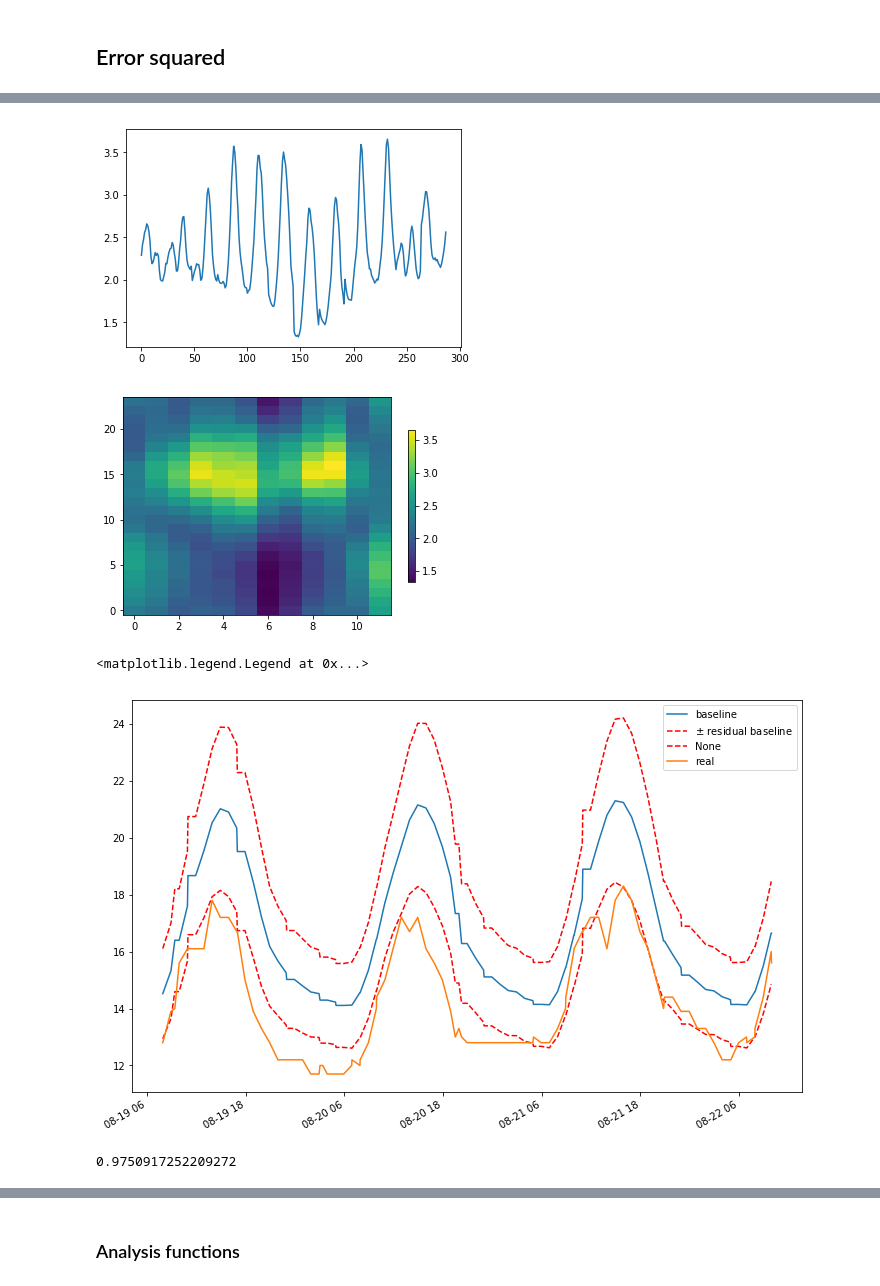
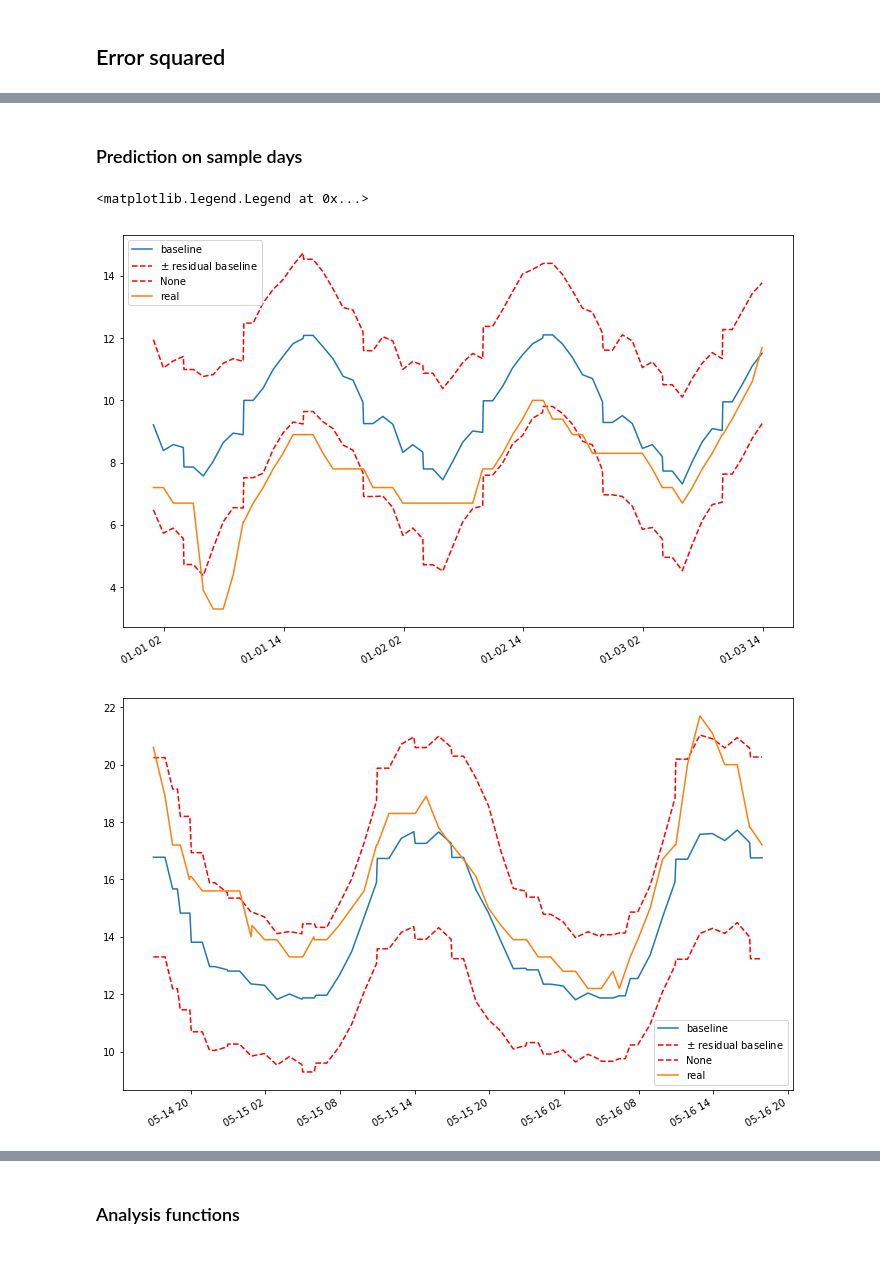
Before and after one commit to yowtzu/non_par_ts, a Jupyter notebook: examples/TemperatureSFO.ipynb, the cells around one changed output, grey strips where cells are left out. Saved outputs shown, nothing was run; the diff lists cells and outputs as text; code cells hidden in the pictures; blank space fills up the shorter version.

```diff
--- a/examples/TemperatureSFO.ipynb
+++ b/examples/TemperatureSFO.ipynb
@@ -39,0 +39,4 @@ train = temperatures[:-len(temperatures)//5]
+# %%
+print('we have years:', set(temperatures.index.year))
+data_used = temperatures[temperatures.index.year <= 2015]
+indep_test = temperatures[temperatures.index.year > 2015]
@@ -40,5 +164,10 @@ train = temperatures[:-len(temperatures)//5]
 # %%
-baseline = npts.Baseline(npts.HourOfDay(lambdas=np.logspace(-10,0, 30)),
-                         npts.DayOfYear(lambdas=np.logspace(-10,0, 30)))
-baseline.fit(train)
+np.random.seed(0)
+mask = np.random.uniform(size=len(data_used)) < .1
+small_data = data_used[mask]
+
+baseline_small_data = npts.Baseline(npts.HourOfDay(lambdas=np.logspace(-8,5, 30)),
+                         npts.DayOfYear(lambdas=np.logspace(-8,5, 30)))
+
+baseline_small_data.fit(small_data)
 # %% [output]
@@ -118,8 +263,10 @@ train.mean()
 # %% [markdown]
 ## Error squared
 # %%
-residuals_squared = (train - baseline.predict(train.index))**2
-res_sq_baseline = npts.Baseline(npts.HourOfDay(lambdas=np.logspace(-6,-1, 30)),
-                             npts.MonthOfYear(lambdas=np.logspace(-7,-2, 30)))
+residuals_squared = (small_data - baseline_small_data.predict(small_data.index))**2
+
+res_sq_baseline = npts.Baseline(npts.HourOfDay(lambdas=np.logspace(-6,2, 30)),
+                             npts.DayOfYear(lambdas=np.logspace(-6,2, 30)))
+
 res_sq_baseline.fit(residuals_squared)
 # %% [output]
@@ -159,35 +281,41 @@ plot_RMSE(res_sq_baseline, res_sq_baseline.tr_costs, 'train')
 # %%
-#res_baseline.theta = np.sqrt(res_baseline.theta)
+# #res_baseline.theta = np.sqrt(res_baseline.theta)
 
-plt.plot(np.sqrt(res_sq_baseline.theta))
+# plt.plot(np.sqrt(res_sq_baseline.theta))
 
-fig = plt.figure()
-cax = plt.imshow(np.sqrt(res_sq_baseline.theta.reshape((12,24))).T, aspect='auto',origin='lower')
-axc = fig.colorbar(cax, ax=fig.gca(), shrink=.7)
+# fig = plt.figure()
+# cax = plt.imshow(np.sqrt(res_sq_baseline.theta.reshape((366,24))).T, aspect='auto',origin='lower')
+# axc = fig.colorbar(cax, ax=fig.gca(), shrink=.7)
-# %% [output]
-[figure, removed]
-[figure, removed]
+# %% [markdown]
+### Prediction on sample days
 # %%
-win_s, win_e = 2000, 2098
-
-data_used = test[win_s:win_e]
+win_data = indep_test[24*0:24*3]
 
 plt.figure(figsize=(12,8))
-baseline.predict(data_used.index).plot(label='baseline')
-(baseline.predict(data_used.index) + np.sqrt(res_sq_baseline.predict(data_used.index))).plot(label='$\pm$ residual baseline',
+one_pc_baseline.predict(win_data.index).plot(label='baseline')
+(one_pc_baseline.predict(win_data.index) + np.sqrt(res_sq_baseline.predict(win_data.index))).plot(label='$\pm$ residual baseline',
                                                                                  style='r--')
-(baseline.predict(data_used.index) - np.sqrt(res_sq_baseline.predict(data_used.index))).plot(style='r--')
-data_used.plot(label='real')
+(one_pc_baseline.predict(win_data.index) - np.sqrt(res_sq_baseline.predict(win_data.index))).plot(style='r--')
+win_data.plot(label='real')
 plt.legend()
+
+win_data = indep_test[24*180:24*183]
+
+plt.figure(figsize=(12,8))
+one_pc_baseline.predict(win_data.index).plot(label='baseline')
+(one_pc_baseline.predict(win_data.index) + np.sqrt(res_sq_baseline.predict(win_data.index))).plot(label='$\pm$ residual baseline',
+                                                                                 style='r--')
+(one_pc_baseline.predict(win_data.index) - np.sqrt(res_sq_baseline.predict(win_data.index))).plot(style='r--')
+win_data.plot(label='real')
+plt.legend()
 # %% [output]
 <matplotlib.legend.Legend at 0x...>
-[figure, old version]
+[figure, new version]
+[figure, added]
 # %%
-residuals = test - baseline.predict(test.index)
-sigmas = np.sqrt(res_sq_baseline.predict(test.index))
+# residuals = test - baseline.predict(test.index)
+# sigmas = np.sqrt(res_sq_baseline.predict(test.index))
 
-normalized = (residuals/sigmas)
+# normalized = (residuals/sigmas)
 
-normalized.kurtosis()
+# normalized.kurtosis()
-# %% [output]
-0.9750917252209272
```
Also changed, not shown: parts of 57 cells of this notebook, 6 other files.
